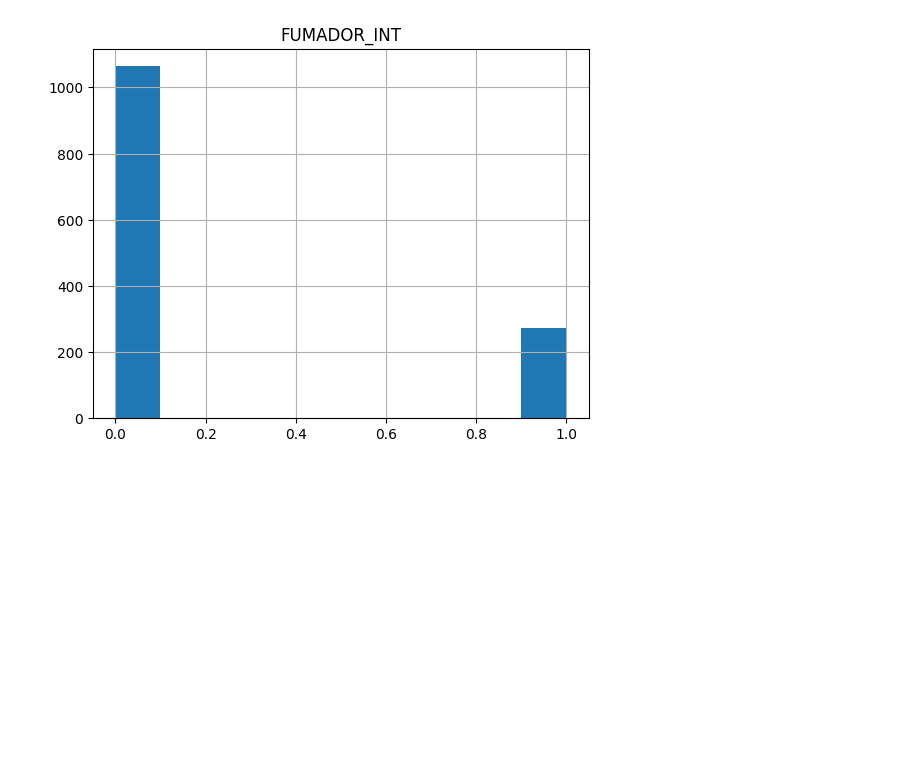
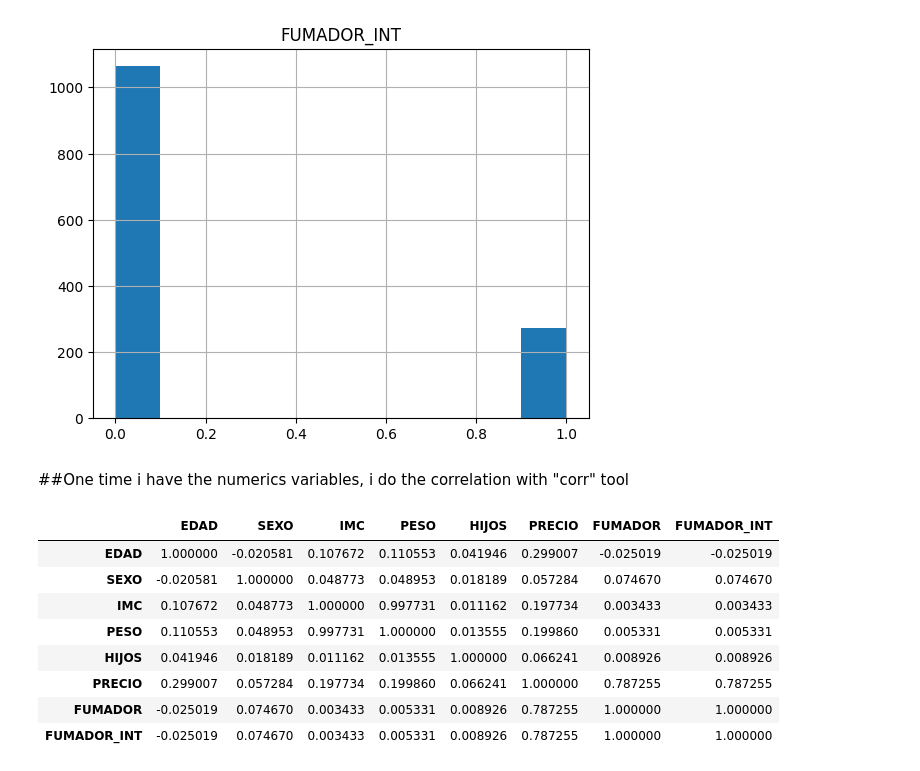
Before and after one commit to haroldavis/DS-2-Clean-Data, a Jupyter notebook: insurance.ipynb, the cells around one changed output. Drawn from its saved outputs; the diff is of its cells as text; code cells hidden in the pictures; blank space fills up the shorter version.

Commit message:
i do the correlation y deleted the variable with correlation closer 1

```diff
--- a/insurance.ipynb
+++ b/insurance.ipynb
@@ -121,3 +121,19 @@ for i in l_num:
 # %%
 #i do a copy for do to correlation with "corr"
 df_insurance3 = df_insurance2.copy()
+# %% [markdown]
+##One time i have the numerics variables, i do the correlation with "corr" tool
+# %%
+corr = df_insurance3.corr(numeric_only=True)
+# %%
+corr.style.background_gradient(cmap='coolwarm')
+# %% [output]
+|  | EDAD | SEXO | IMC | PESO | HIJOS | PRECIO | FUMADOR | FUMADOR_INT |
+| EDAD | 1.000000 | -0.020581 | 0.107672 | 0.110553 | 0.041946 | 0.299007 | -0.025019 | -0.025019 |
+| SEXO | -0.020581 | 1.000000 | 0.048773 | 0.048953 | 0.018189 | 0.057284 | 0.074670 | 0.074670 |
+| IMC | 0.107672 | 0.048773 | 1.000000 | 0.997731 | 0.011162 | 0.197734 | 0.003433 | 0.003433 |
+| PESO | 0.110553 | 0.048953 | 0.997731 | 1.000000 | 0.013555 | 0.199860 | 0.005331 | 0.005331 |
+| HIJOS | 0.041946 | 0.018189 | 0.011162 | 0.013555 | 1.000000 | 0.066241 | 0.008926 | 0.008926 |
+| PRECIO | 0.299007 | 0.057284 | 0.197734 | 0.199860 | 0.066241 | 1.000000 | 0.787255 | 0.787255 |
+| FUMADOR | -0.025019 | 0.074670 | 0.003433 | 0.005331 | 0.008926 | 0.787255 | 1.000000 | 1.000000 |
+| FUMADOR_INT | -0.025019 | 0.074670 | 0.003433 | 0.005331 | 0.008926 | 0.787255 | 1.000000 | 1.000000 |
```
Also changed, not shown: parts of 1 cell of this notebook.
